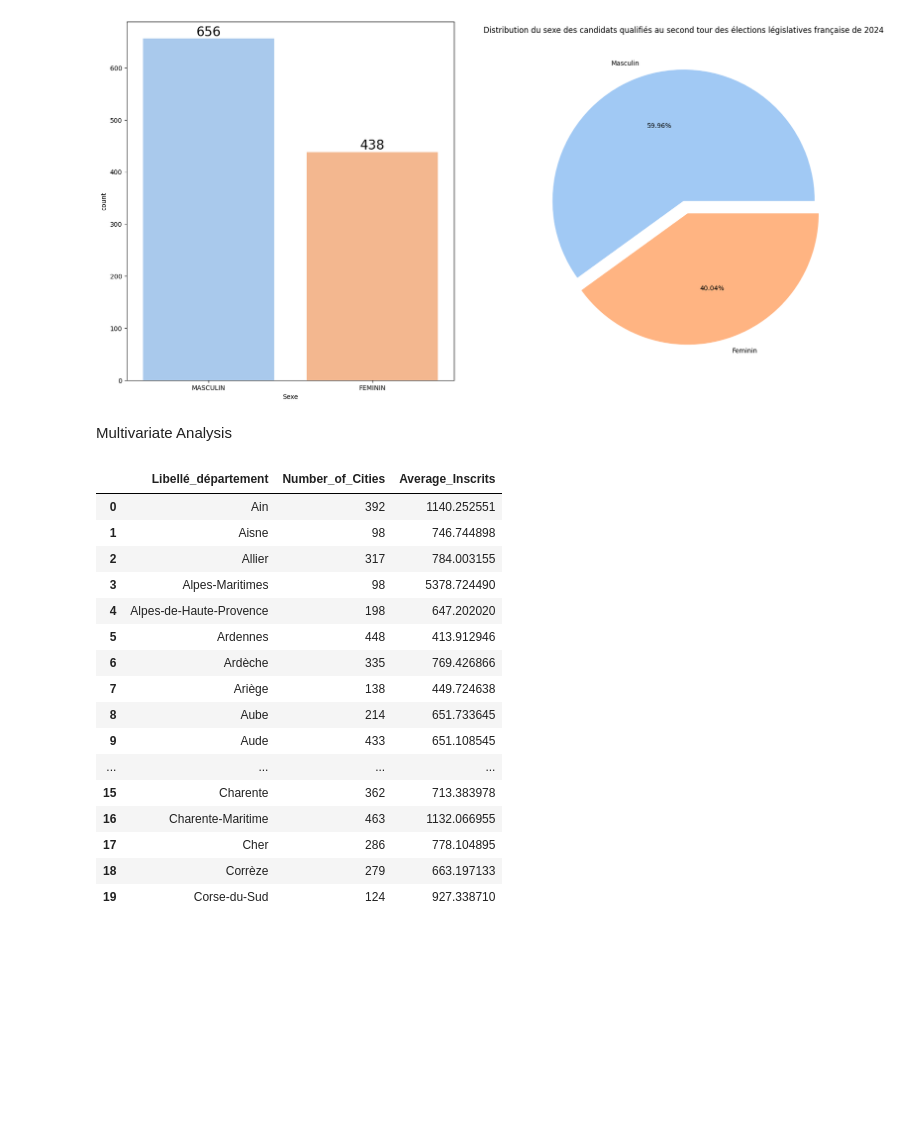
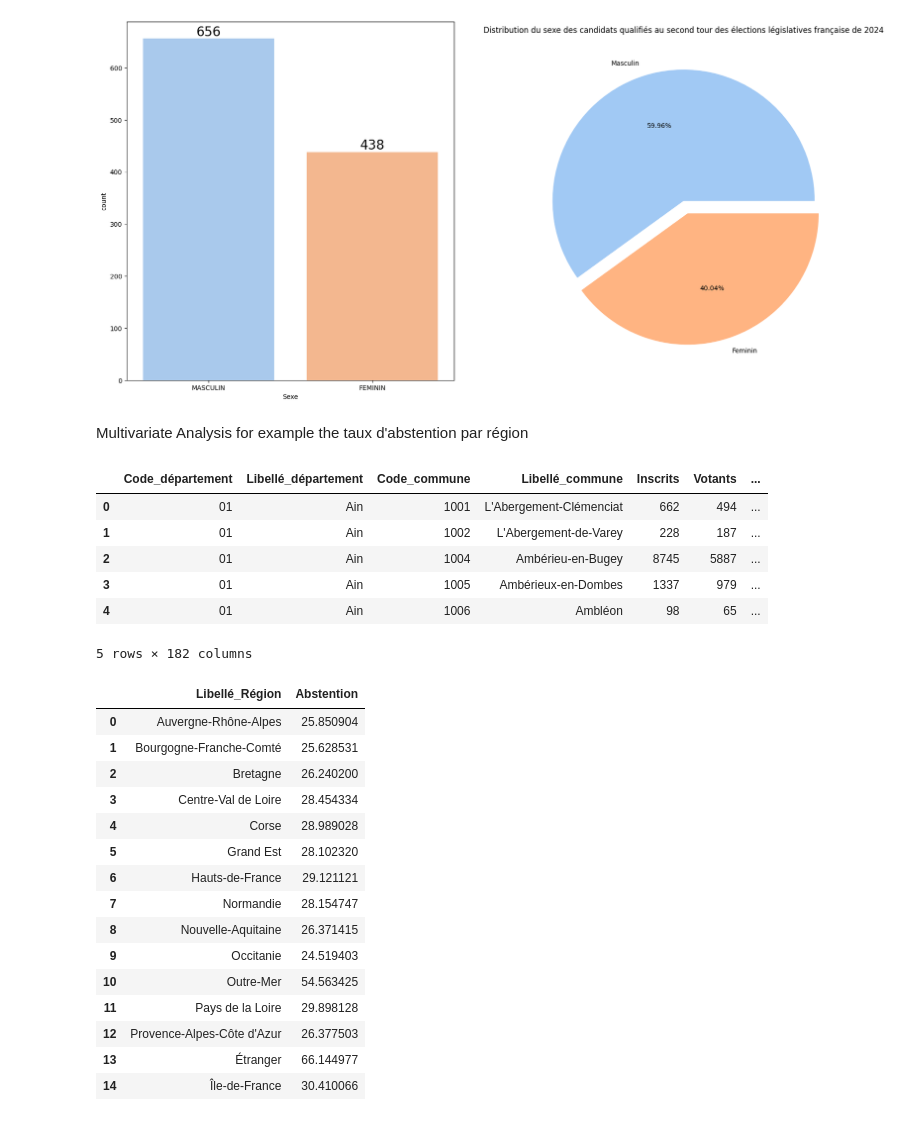
Before and after one commit to RonanRibouletPython/Data_Analysis_Job_Prep, a Jupyter notebook: Notebooks/EDA_Election_2024.ipynb, the cells around one changed output. Saved outputs shown, nothing was run; the diff lists cells and outputs as text; code cells hidden in the pictures; blank space fills up the shorter version.

```diff
--- a/Notebooks/EDA_Election_2024.ipynb
+++ b/Notebooks/EDA_Election_2024.ipynb
@@ -256,5 +407,3 @@ plt.pie(x=df_unique_candidates['Sexe'].value_counts(),labels=['Masculin','Femini
 plt.show()
 # %% [output]
 [figure]
-# %% [markdown]
-Multivariate Analysis
@@ -267,20 +410,12 @@ count_by_candidates = df.groupby("Libellé_département").agg(
-# %%
-count_by_candidates.head(20)
-# %% [output]
-|  | Libellé_département | Number_of_Cities | Average_Inscrits |
-| 0 | Ain | 392 | 1140.252551 |
-| 1 | Aisne | 98 | 746.744898 |
-| 2 | Allier | 317 | 784.003155 |
-| 3 | Alpes-Maritimes | 98 | 5378.724490 |
-| 4 | Alpes-de-Haute-Provence | 198 | 647.202020 |
-| 5 | Ardennes | 448 | 413.912946 |
-| 6 | Ardèche | 335 | 769.426866 |
-| 7 | Ariège | 138 | 449.724638 |
-| 8 | Aube | 214 | 651.733645 |
-| 9 | Aude | 433 | 651.108545 |
-| ... | ... | ... | ... |
-| 15 | Charente | 362 | 713.383978 |
-| 16 | Charente-Maritime | 463 | 1132.066955 |
-| 17 | Cher | 286 | 778.104895 |
-| 18 | Corrèze | 279 | 663.197133 |
-| 19 | Corse-du-Sud | 124 | 927.338710 |
+# %% [markdown]
+Multivariate Analysis for example the taux d'abstention par région
+# %%
+df.head(5)
+# %% [output]
+|  | Code_département | Libellé_département | Code_commune | Libellé_commune | Inscrits | Votants | ... |
+| 0 | 01 | Ain | 1001 | L'Abergement-Clémenciat | 662 | 494 | ... |
+| 1 | 01 | Ain | 1002 | L'Abergement-de-Varey | 228 | 187 | ... |
+| 2 | 01 | Ain | 1004 | Ambérieu-en-Bugey | 8745 | 5887 | ... |
+| 3 | 01 | Ain | 1005 | Ambérieux-en-Dombes | 1337 | 979 | ... |
+| 4 | 01 | Ain | 1006 | Ambléon | 98 | 65 | ... |
+5 rows × 182 columns
@@ -286,0 +426,19 @@ count_by_candidates.head(20)
+# %%
+abstention_per_region.head(16)
+# %% [output]
+|  | Libellé_Région | Abstention |
+| 0 | Auvergne-Rhône-Alpes | 25.850904 |
+| 1 | Bourgogne-Franche-Comté | 25.628531 |
+| 2 | Bretagne | 26.240200 |
+| 3 | Centre-Val de Loire | 28.454334 |
+| 4 | Corse | 28.989028 |
+| 5 | Grand Est | 28.102320 |
+| 6 | Hauts-de-France | 29.121121 |
+| 7 | Normandie | 28.154747 |
+| 8 | Nouvelle-Aquitaine | 26.371415 |
+| 9 | Occitanie | 24.519403 |
+| 10 | Outre-Mer | 54.563425 |
+| 11 | Pays de la Loire | 29.898128 |
+| 12 | Provence-Alpes-Côte d'Azur | 26.377503 |
+| 13 | Étranger | 66.144977 |
+| 14 | Île-de-France | 30.410066 |
```
Also changed, not shown: parts of 11 cells of this notebook.
